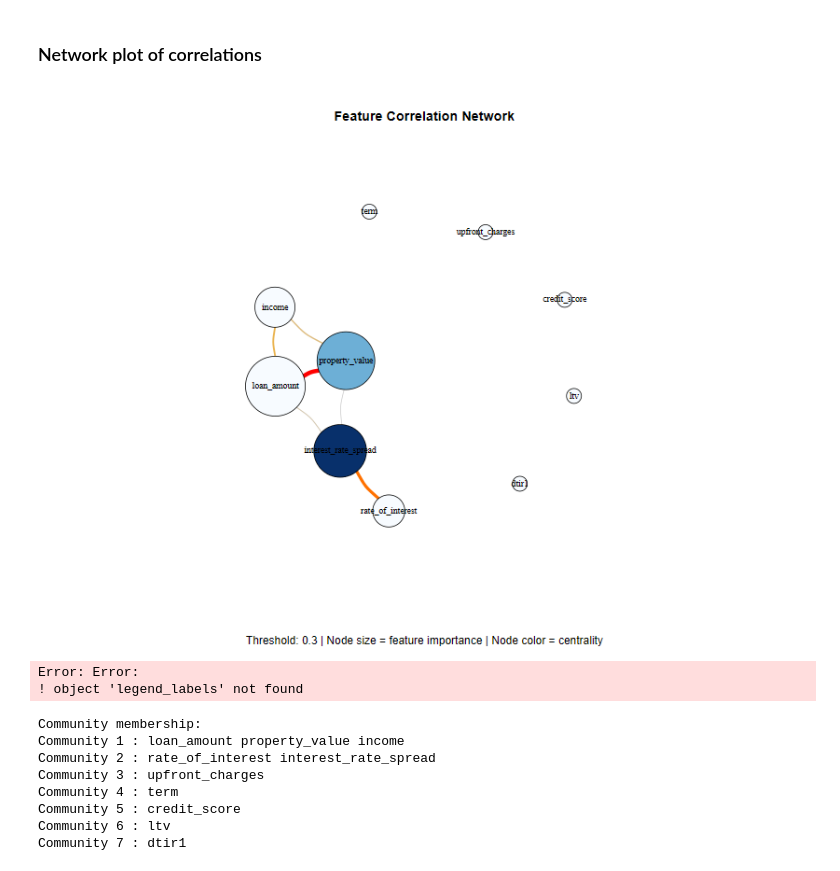
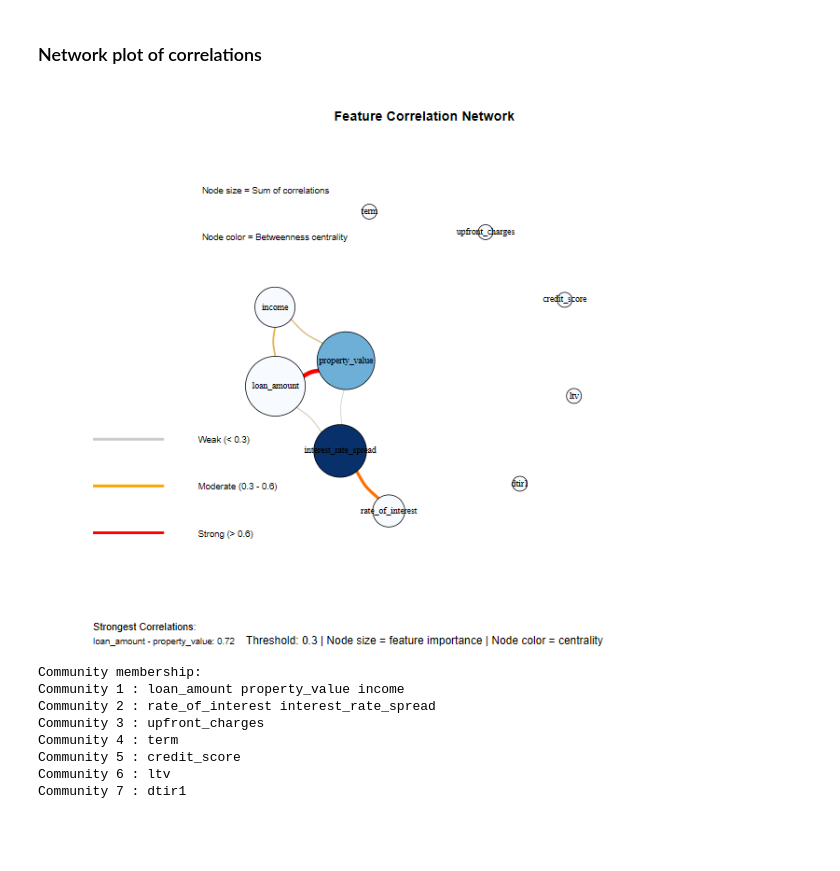
Before and after one commit to Chrisolande/Loan-Default, a Jupyter notebook: loan_data.ipynb, the cells around one changed output. Cells and saved outputs as stored; diff of their text form; code cells hidden in the pictures; blank space fills up the shorter version.

```diff
--- a/loan_data.ipynb
+++ b/loan_data.ipynb
@@ -358,8 +356,14 @@ corrplot(cor_matrix, method="color", col=col(200),
 # %% [markdown]
 ### Network plot of correlations
 # %%
+
 # Set threshold for "high correlation"
 threshold <- 0.3
+# Define correlation strength labels and corresponding colors
+legend_labels <- c("Weak (< 0.3)", "Moderate (0.3 - 0.6)", "Strong (> 0.6)")
+correlation_colors <- c("#CCCCCC", "#FFA500", "#FF0000")
+
+
 
 # Apply threshold to correlation matrix
 cor_filtered <- cor_matrix
@@ -410,42 +414,40 @@ legend("bottomleft",
        legend = legend_labels,
        col = correlation_colors,
        lwd = 4,
-       title = "Correlation Strength",
        bty = "n",
        cex = 0.8,
-       inset = c(-0.3, 0) # Move it slightly outside the plot
+       inset = c(-0.1, 0) # Move it slightly outside the plot
 )
+
 
 # Move the node properties legend slightly outside the plot
 legend("topright",
        legend = c("Node size = Sum of correlations",
                   "Node color = Betweenness centrality"),
        bty = "n",
        cex = 0.8,
-       inset = c(-0.1, 0), # Move it slightly outside
+       inset = c(-0.2, 0), # Move it slightly outside
        xpd = TRUE
 )
 
 
 # Add top correlations
 if (ecount(net) > 0) {
   top_edges <- head(E(net)[order(E(net)$weight, decreasing = TRUE)], 5)
   if (length(top_edges) > 0) {
     mtext("Strongest Correlations:", side = 1, line = 3, adj = 0, cex = 0.9)
     for (i in 1:length(top_edges)) {
       edge <- top_edges[i]
       edge_ends <- ends(net, edge)
       v1 <- V(net)[edge_ends[1]]$name
       v2 <- V(net)[edge_ends[2]]$name
       weight <- round(E(net)[edge]$weight, 2)
       mtext(paste0(v1, " - ", v2, ": ", weight), side = 1, line = 3 + i, adj = 0, cex = 0.8)
     }
   }
 }
 # %% [output]
-[figure, old version]
+[figure, new version]
-Error: Error:
-! object 'legend_labels' not found
 # %%
 # Detect communities in the network
 comm <- cluster_louvain(net)
```
Also changed, not shown: parts of 14 cells of this notebook.
